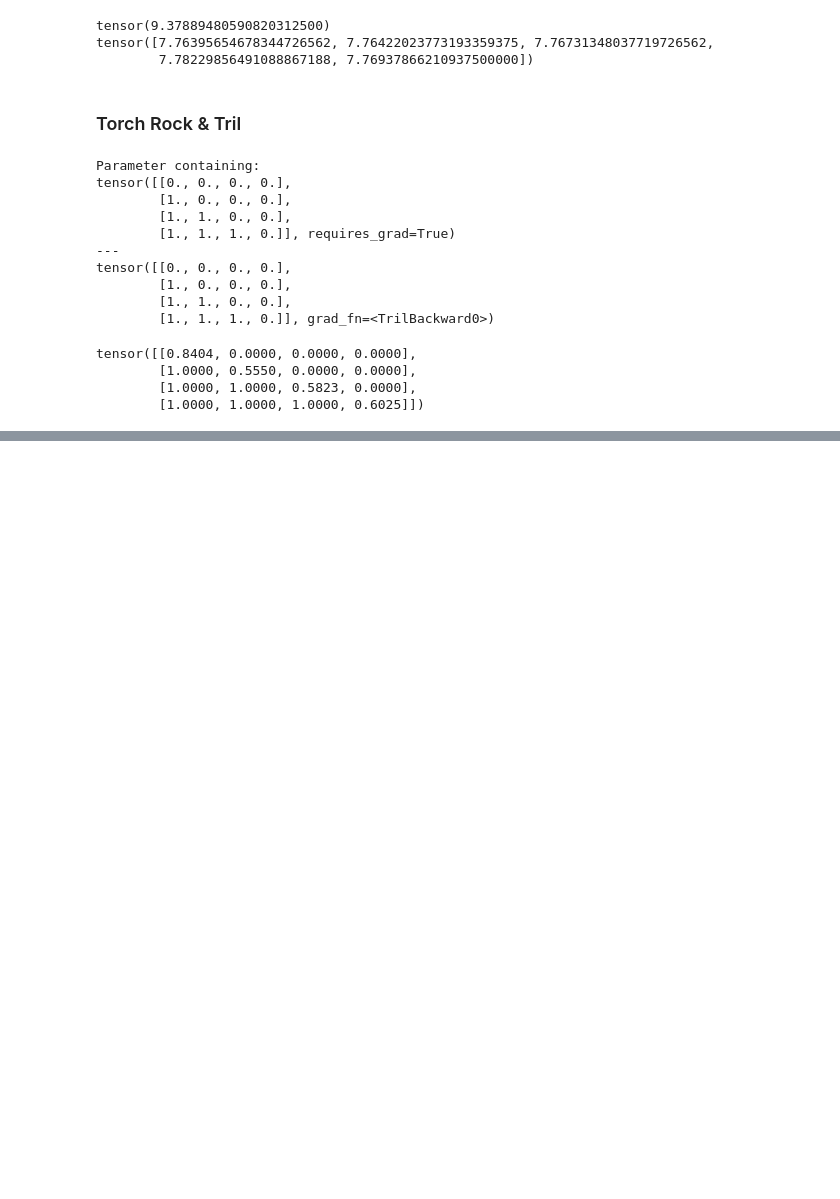
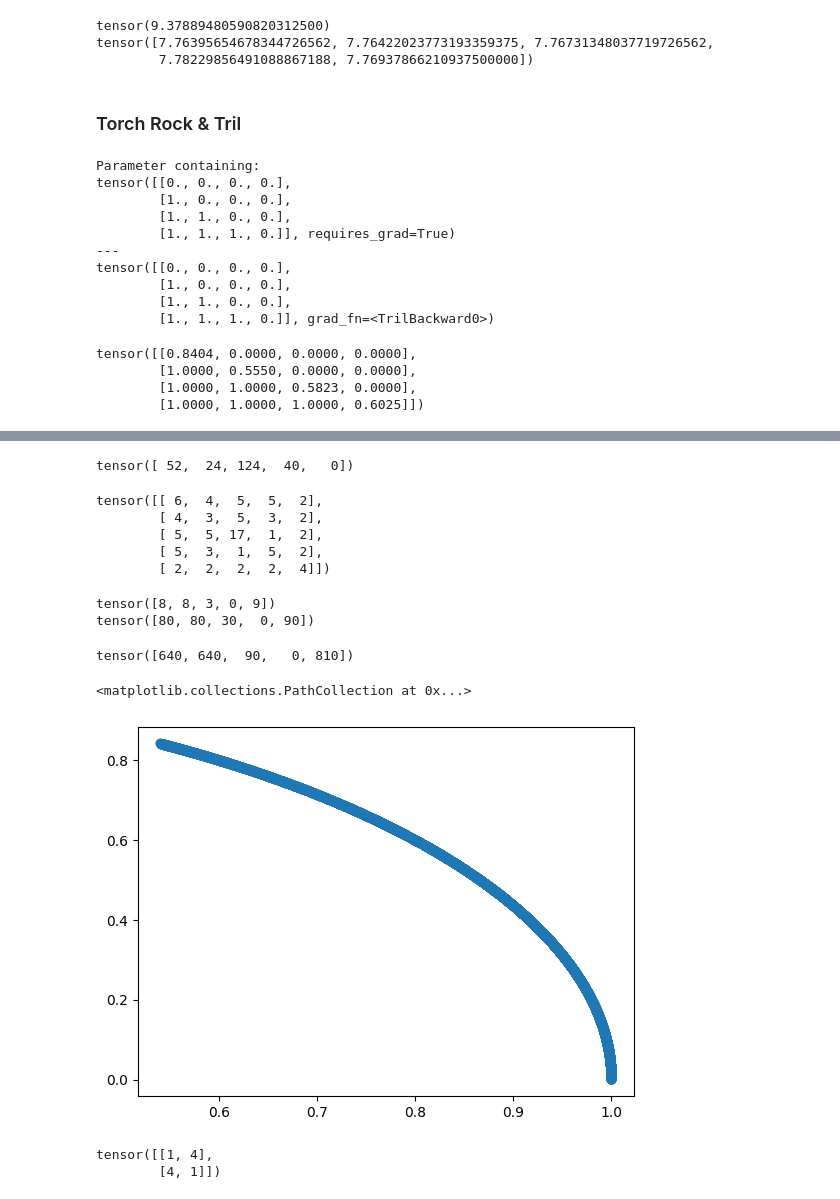
Before and after one commit to Eortvald/bsc-thesis, a Jupyter notebook: src/utils/atrithmic_checks.ipynb, the cells around one changed output, grey strips where cells are left out. Saved outputs shown, nothing was run; the diff lists cells and outputs as text; code cells hidden in the pictures; blank space fills up the shorter version.

```diff
--- a/src/utils/atrithmic_checks.ipynb
+++ b/src/utils/atrithmic_checks.ipynb
@@ -336,0 +381,35 @@ tensor([[0.8404, 0.0000, 0.0000, 0.0000],
+# %%
+torch.diag(x@A@x.T)
+# %% [output]
+tensor([ 52,  24, 124,  40,   0])
+# %%
+x@x.T
+# %% [output]
+tensor([[ 6,  4,  5,  5,  2],
+        [ 4,  3,  5,  3,  2],
+        [ 5,  5, 17,  1,  2],
+        [ 5,  3,  1,  5,  2],
+        [ 2,  2,  2,  2,  4]])
+# %%
+g = torch.randint(10,(5,))
+b = torch.tensor(10)
+print(g)
+print(g*b)
+g*b*g
+# %% [output]
+tensor([8, 8, 3, 0, 9])
+tensor([80, 80, 30,  0, 90])
+tensor([640, 640,  90,   0, 810])
+# %%
+phi = torch.arange(0, 2*np.pi, 0.01)
+phi = torch.rand(10000)
+x = torch.column_stack((torch.cos(phi),torch.sin(phi)))
+plt.scatter(x[:,0],x[:,1])
+# %% [output]
+<matplotlib.collections.PathCollection at 0x...>
+[figure, added]
+# %%
+torch.tensor([[1,4],[4,1]])
+# %% [output]
+tensor([[1, 4],
+        [4, 1]])
```
Also changed, not shown: parts of 8 cells of this notebook, 3 other files.
